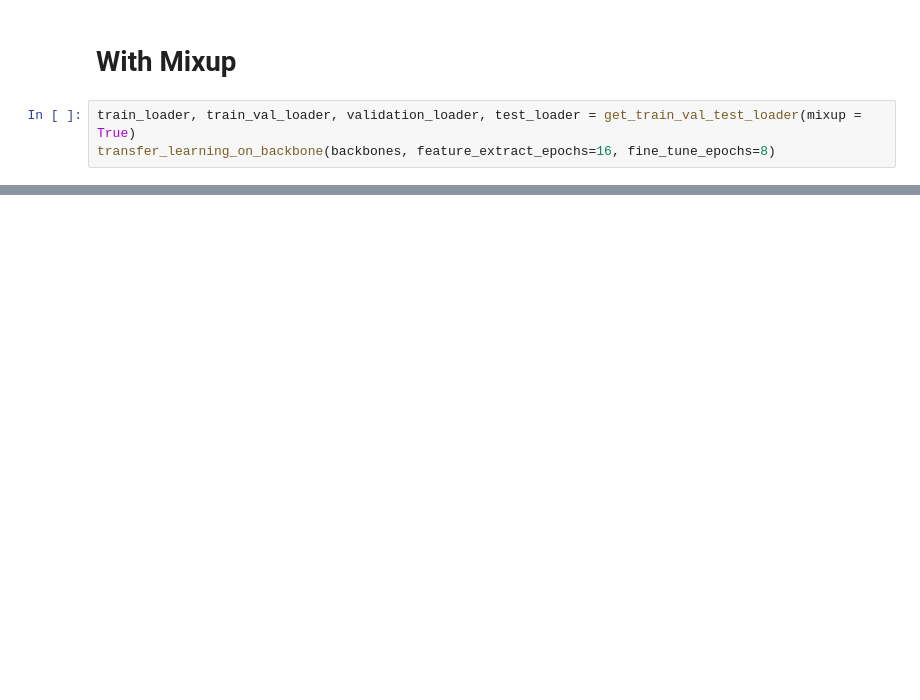
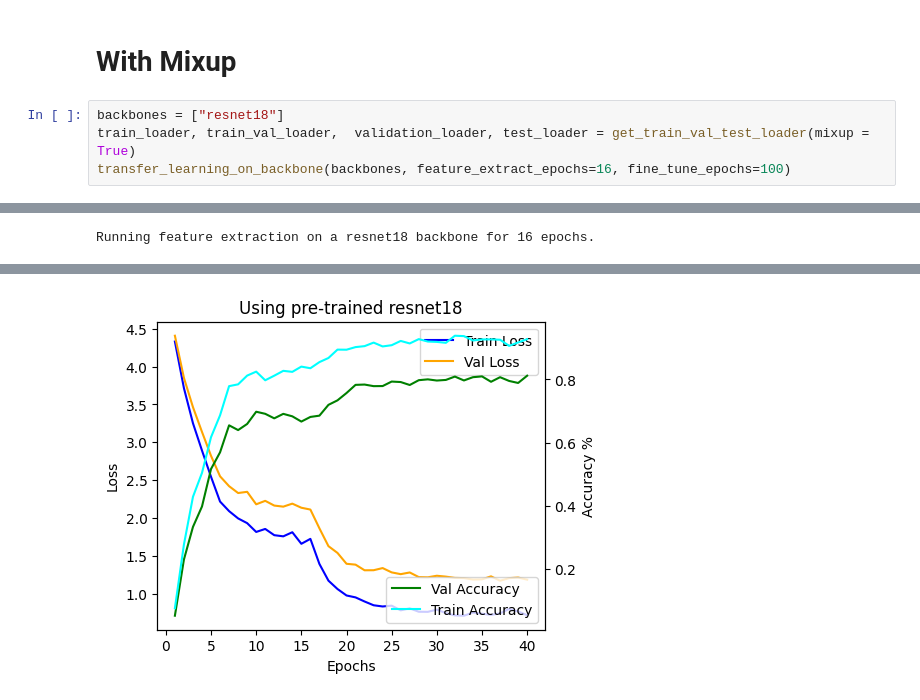
Before and after one commit to tquean15012003/SC4001, a Jupyter notebook: SC4001-Resnet.ipynb, the cells around one changed output, grey strips where cells are left out. Drawn from its saved outputs; the diff is of its cells as text; blank space fills up the shorter version.

```diff
--- a/SC4001-Resnet.ipynb
+++ b/SC4001-Resnet.ipynb
@@ -116,5 +179,7 @@ transfer_learning_on_backbone(backbones, feature_extract_epochs=16, fine_tune_ep
 # %% [markdown]
 # With Mixup
 # %%
-train_loader, train_val_loader, validation_loader, test_loader = get_train_val_test_loader(mixup = True)
-transfer_learning_on_backbone(backbones, feature_extract_epochs=16, fine_tune_epochs=8)
+backbones = ["resnet18"]
+train_loader, train_val_loader,  validation_loader, test_loader = get_train_val_test_loader(mixup = True)
+transfer_learning_on_backbone(backbones, feature_extract_epochs=16, fine_tune_epochs=100)
+# %% [output]
@@ -120,0 +190 @@ transfer_learning_on_backbone(backbones, feature_extract_epochs=16, fine_tune_ep
+Running feature extraction on a resnet18 backbone for 16 epochs.
@@ -120,0 +209 @@ transfer_learning_on_backbone(backbones, feature_extract_epochs=16, fine_tune_ep
+[figure, added]
```
Also changed, not shown: parts of 5 cells of this notebook.
